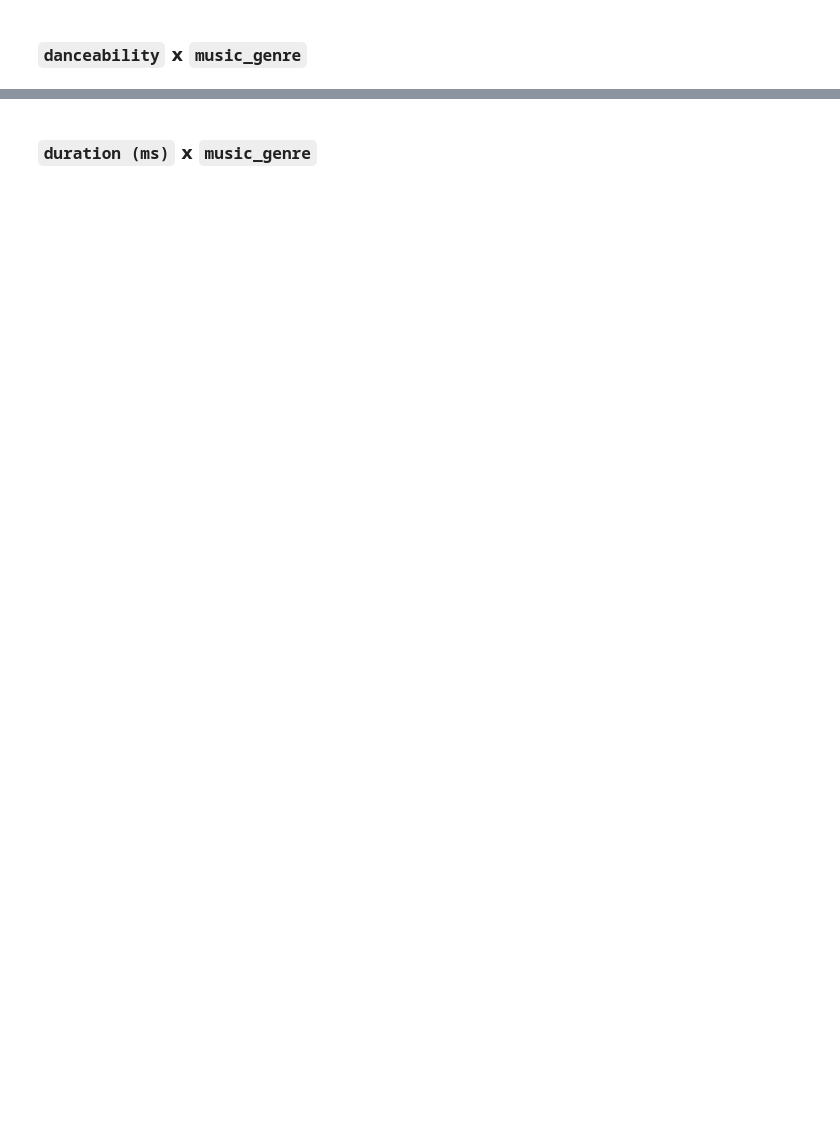
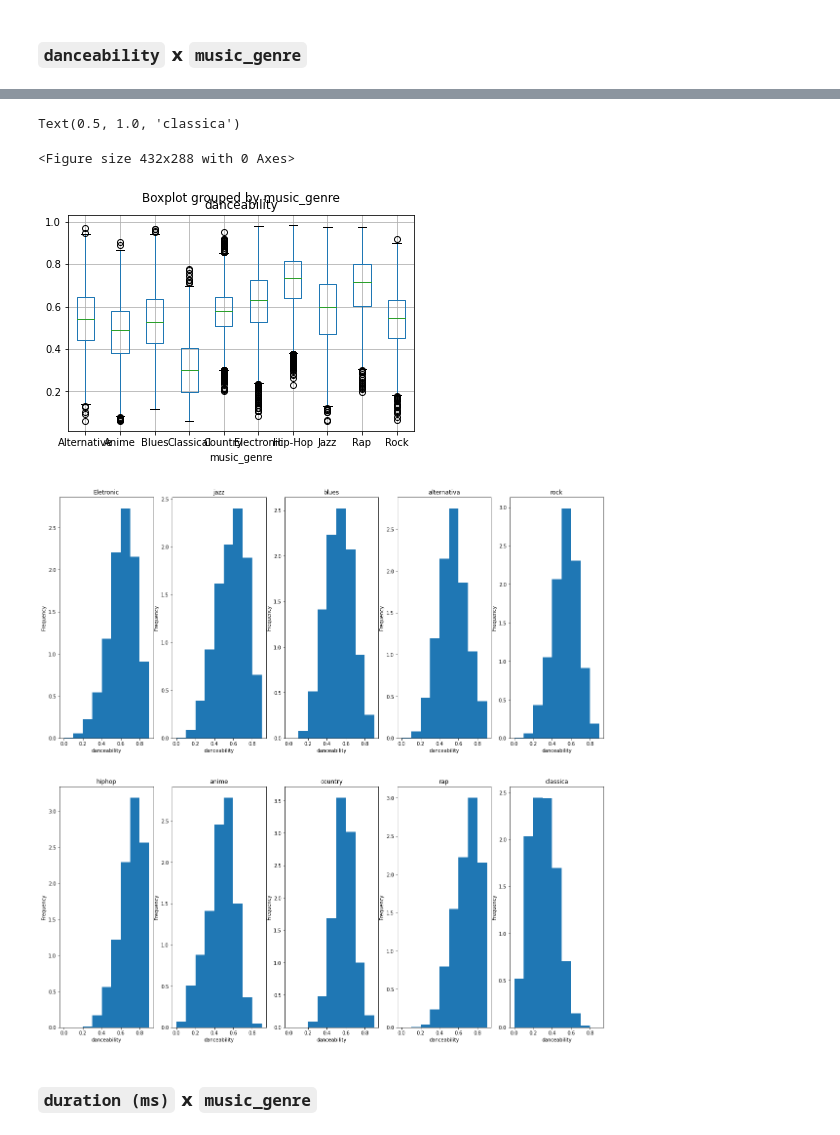
Before and after one commit to Gabriela321733/Projeto_2_Cdados, a Jupyter notebook: dados.ipynb, the cells around one changed output, grey strips where cells are left out. Cells and saved outputs as stored; diff of their text form; code cells hidden in the pictures; blank space fills up the shorter version.

```diff
--- a/dados.ipynb
+++ b/dados.ipynb
@@ -124,3 +242,73 @@ plt.show()
+# %%
+plt.figure()
+boxplot = df.boxplot(column='danceability', by='music_genre')
+# plot a histogram of the danceability and aply the density function and label the axis
+faixa = np.arange(0, 1, 0.1)
+plt.figure(figsize=(20,20))
+plt.subplot(2,5,1)
+plt.hist(eletronic['danceability'],bins= faixa, density=True, label='acousticness')
+plt.xlabel('danceability')
+plt.ylabel('Frequency')
+plt.title('Eletronic')
+plt.subplot(2,5,2)
+faixa = np.arange(0, 1, 0.1)
+plt.hist(jazz['danceability'],bins= faixa, density=True, label='acousticness')
+plt.xlabel('danceability')
+plt.ylabel('Frequency')
+plt.title('jazz')
+plt.subplot(2,5,3)
+faixa = np.arange(0, 1, 0.1)
+plt.hist(Blues['danceability'],bins= faixa, density=True, label='acousticness')
+plt.xlabel('danceability')
+plt.ylabel('Frequency')
+plt.title('blues')
+plt.subplot(2,5,4)
+faixa = np.arange(0, 1, 0.1)
+plt.hist(Alternative['danceability'],bins= faixa, density=True, label='acousticness')
+plt.xlabel('danceability')
+plt.ylabel('Frequency')
+plt.title('alternativa')
+plt.subplot(2,5,5)
+faixa = np.arange(0, 1, 0.1)
+plt.hist(rock['danceability'],bins= faixa, density=True, label='acousticness')
+plt.xlabel('danceability')
+plt.ylabel('Frequency')
+plt.title('rock')
+plt.subplot(2,5,6)
+faixa = np.arange(0, 1, 0.1)
+plt.hist(hiphop['danceability'],bins= faixa, density=True, label='acousticness')
+plt.xlabel('danceability')
+plt.ylabel('Frequency')
+plt.title('hiphop')
+plt.subplot(2,5,7)
+faixa = np.arange(0, 1, 0.1)
+plt.hist(anime['danceability'],bins= faixa, density=True, label='acousticness')
+plt.xlabel('danceability')
+plt.ylabel('Frequency')
+plt.title('anime')
+plt.subplot(2,5,8)
+faixa = np.arange(0, 1, 0.1)
+plt.hist(country['danceability'],bins= faixa, density=True, label='acousticness')
+plt.xlabel('danceability')
+plt.ylabel('Frequency')
+plt.title('country')
+plt.subplot(2,5,9)
+faixa = np.arange(0, 1, 0.1)
+plt.hist(rap['danceability'],bins= faixa, density=True, label='acousticness')
+plt.xlabel('danceability')
+plt.ylabel('Frequency')
+plt.title('rap')
+plt.subplot(2,5,10)
+faixa = np.arange(0, 1, 0.1)
+plt.hist(classica['danceability'],bins= faixa, density=True, label='acousticness')
+plt.xlabel('danceability')
+plt.ylabel('Frequency')
+plt.title('classica')
+# %% [output]
+Text(0.5, 1.0, 'classica')
+<Figure size 432x288 with 0 Axes>
+[figure, added]
+[figure, added]
 # %% [markdown]
 ### `duration (ms)` x `music_genre`
 # %%
```
Also changed, not shown: parts of 21 cells of this notebook.
